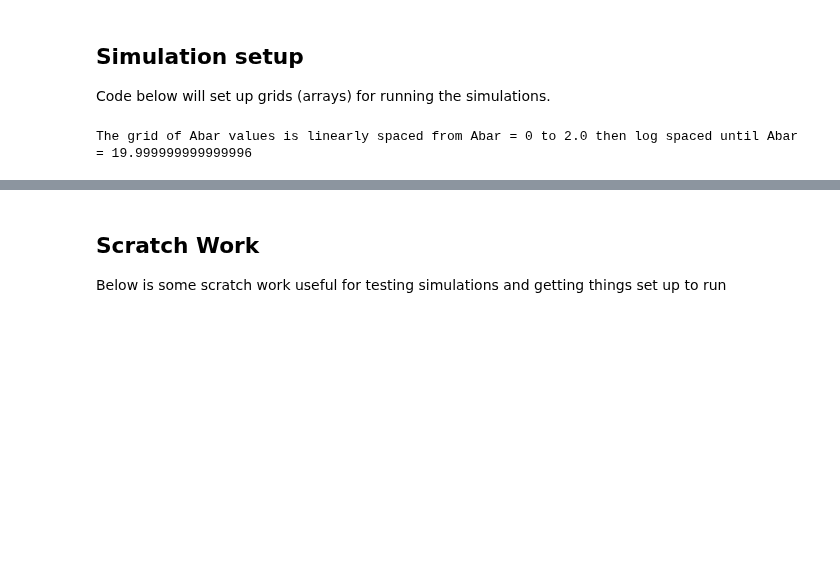
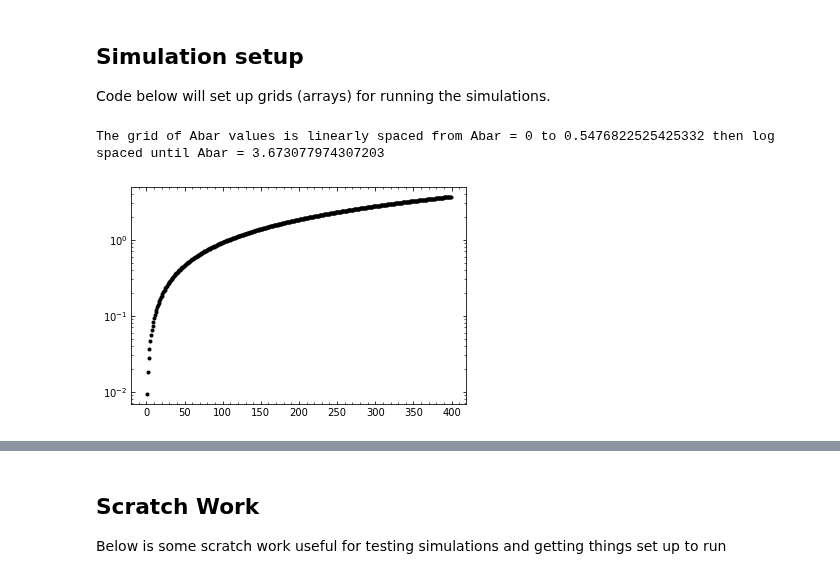
Before and after one commit to jbmertens/criticalcollapse, a Jupyter notebook: Critical_scaling.ipynb, the cells around one changed output, grey strips where cells are left out. Drawn from its saved outputs; the diff is of its cells as text; code cells hidden in the pictures; blank space fills up the shorter version.

Commit message:
uniform grids seem more stable than mixed?

```diff
--- a/Critical_scaling.ipynb
+++ b/Critical_scaling.ipynb
@@ -176,13 +185,17 @@ Code below will set up grids (arrays) for running the simulations.
 # %%
 # simulation resolution parameter
 # (Not exactly the number of gridpoints for a mixed grid)
-n = 200
+n = 400
 
 # Generate an array of coordinate positions for the simulation to run at
-lower = np.log(2) # The coordinates will be linearly spaced from 0 to e^lower
-upper = np.log(20) # The coordinates will be log spaced from e^lower to e^upper
-Abar = mix_grid(lower, upper, n)
+lower = np.log10(0.25) # The coordinates will be linearly spaced from 0 to e^lower
+upper = np.log10(20) # The coordinates will be log spaced from e^lower to e^upper
+# Abar = mix_grid(lower, upper, n)
+# Abar = exp_grid(lower, upper, n)
+Abar = uni_grid(upper, n)
+plt.semilogy(Abar, 'k.')
 print("The grid of Abar values is linearly spaced from Abar = 0 to", np.exp(lower),
       "then log spaced until Abar =", np.exp(upper))
 # %% [output]
-The grid of Abar values is linearly spaced from Abar = 0 to 2.0 then log spaced until Abar = 19.999999999999996
+The grid of Abar values is linearly spaced from Abar = 0 to 0.5476822525425332 then log spaced until Abar = 3.673077974307203
+[figure, added]
```
Also changed, not shown: parts of 13 cells of this notebook, 3 other files.
